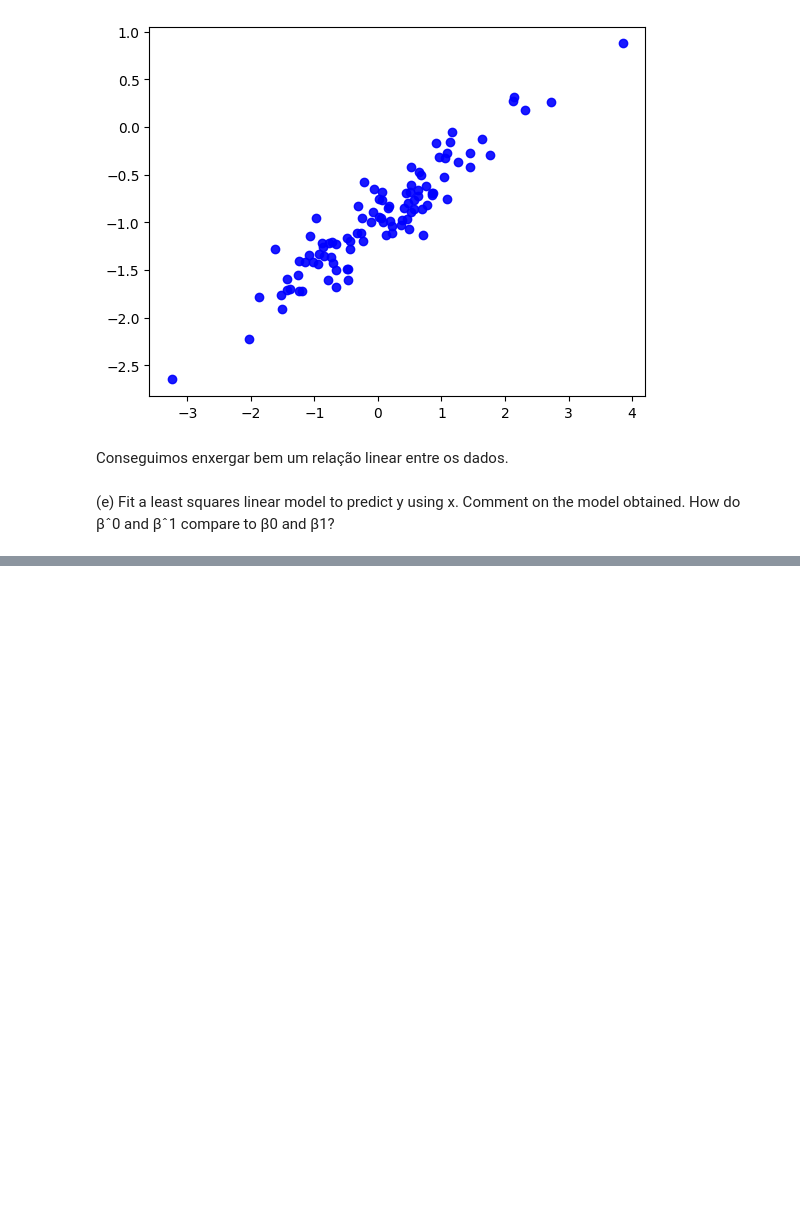
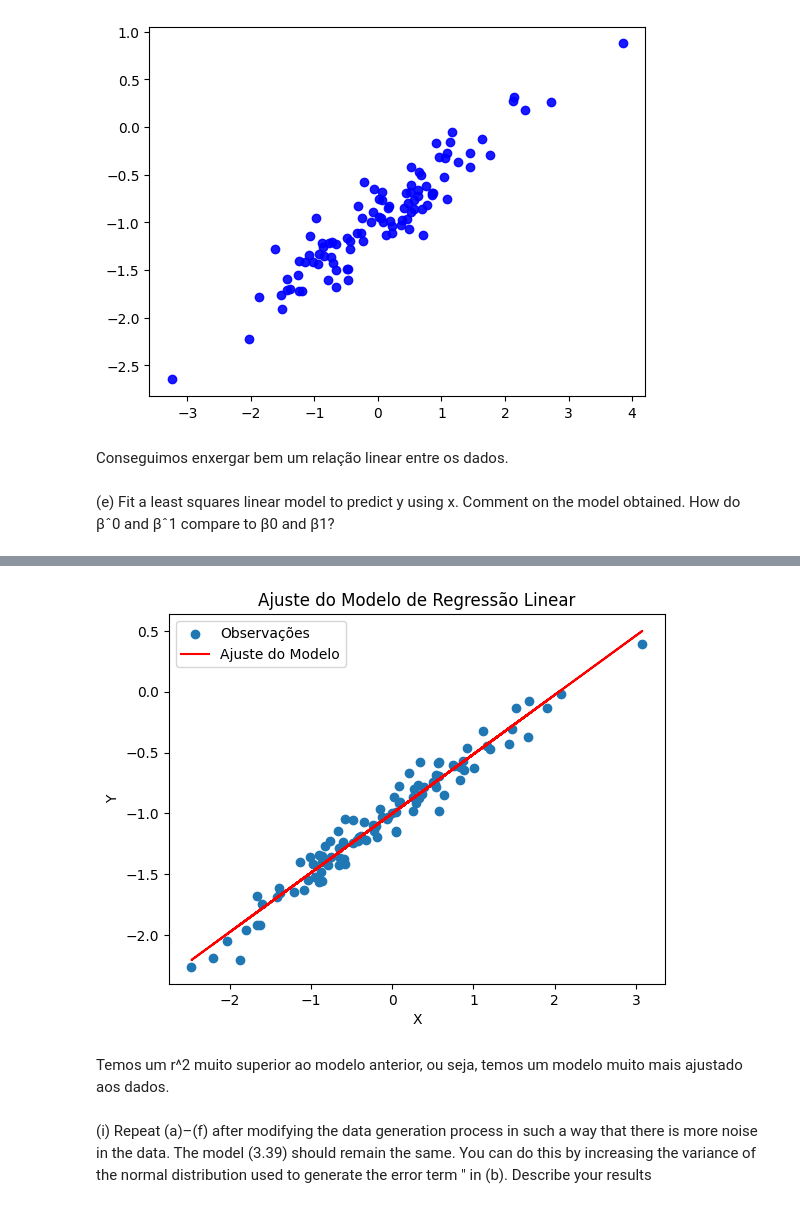
Before and after one commit to eduardamota/data-science-isl, a Jupyter notebook: 3-linear-regression/exercises-regressao-linear.ipynb, the cells around one changed output, grey strips where cells are left out. Saved outputs shown, nothing was run; the diff lists cells and outputs as text; code cells hidden in the pictures; blank space fills up the shorter version.

```diff
--- a/3-linear-regression/exercises-regressao-linear.ipynb
+++ b/3-linear-regression/exercises-regressao-linear.ipynb
@@ -881,0 +937,10 @@ SyntaxError: incomplete input (371808397.py, line 3)
+# %%
+x = np.random.normal(0, 1, 100)
+# %%
+eps = np.random.normal(0, 0.1, 100)
+# %%
+y = -1 + 0.5 * x + eps
+# %%
+x_with_constant = sm.add_constant(x)
+model = sm.OLS(y, x_with_constant).fit()
+print(model.summary())
@@ -881,0 +965,16 @@ SyntaxError: incomplete input (371808397.py, line 3)
+# %%
+plt.scatter(x, y, label='Observações')
+plt.plot(x, model.predict(x_with_constant), color='red', label='Ajuste do Modelo')
+plt.xlabel('X')
+plt.ylabel('Y')
+plt.title('Ajuste do Modelo de Regressão Linear')
+plt.legend()
+plt.show()
+# %% [output]
+[figure, added]
+# %% [markdown]
+Temos um r^2 muito superior ao modelo anterior, ou seja, temos um modelo muito mais ajustado aos dados.
+# %% [markdown]
+(i) Repeat (a)–(f) after modifying the data generation process in such a way that there is more noise in the data. The model
+(3.39) should remain the same. You can do this by increasing the variance of the normal distribution used to generate the
+error term " in (b). Describe your results
```
Also changed, not shown: parts of 54 cells of this notebook.
